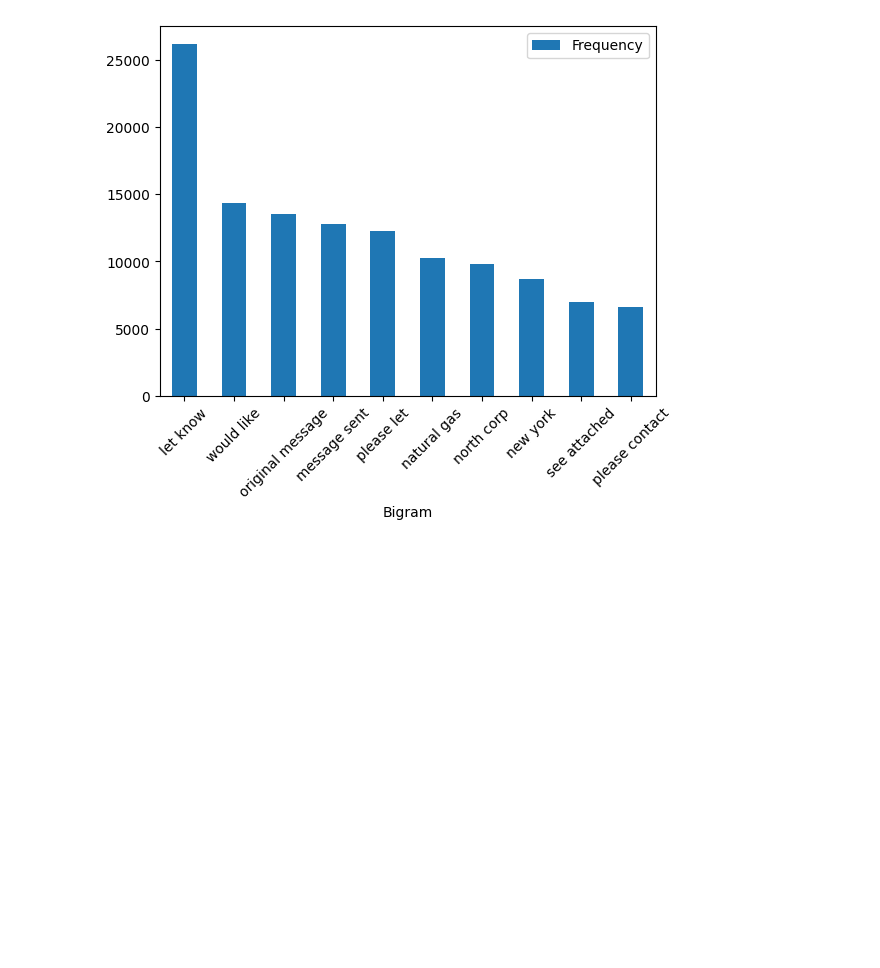
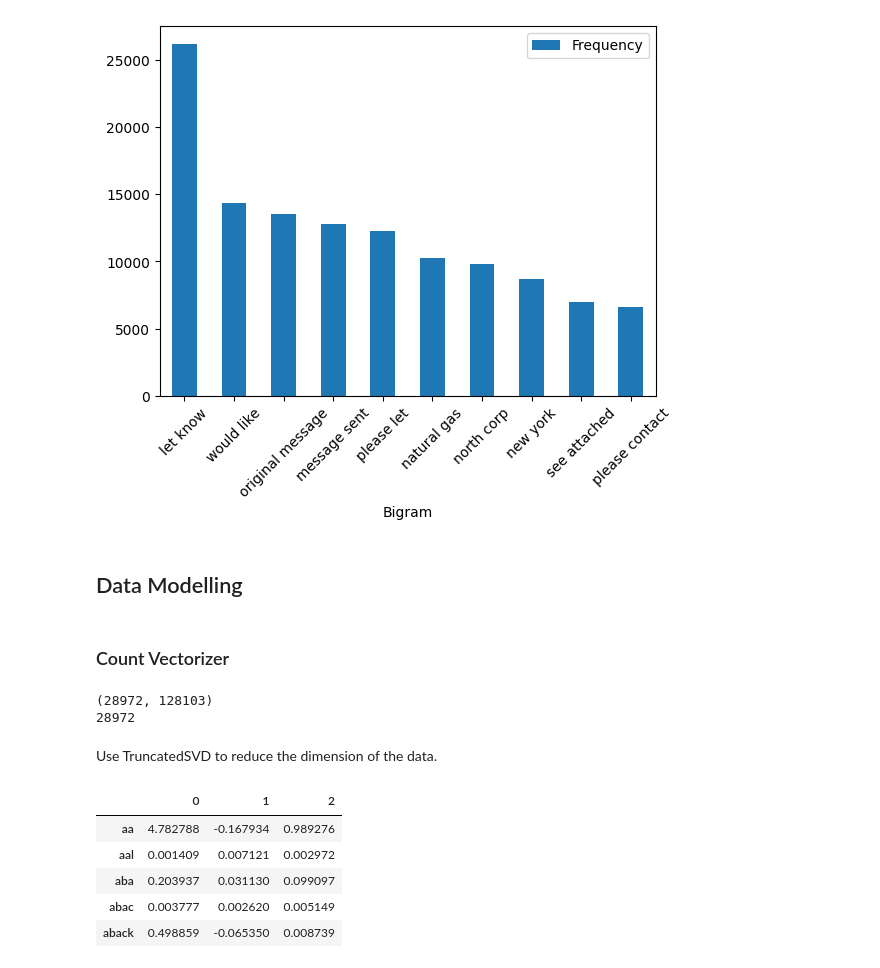
Before and after one commit to anthonycreates2000/Word-Embedding-Visualization, a Jupyter notebook: Word_Embedding_Visualization_with_Embedding_Layer.ipynb, the cells around one changed output. Saved outputs shown, nothing was run; the diff lists cells and outputs as text; code cells hidden in the pictures; blank space fills up the shorter version.

```diff
--- a/Word_Embedding_Visualization_with_Embedding_Layer.ipynb
+++ b/Word_Embedding_Visualization_with_Embedding_Layer.ipynb
@@ -424,3 +425,35 @@ plt.xticks(rotation=45)
   Text(8, 0, 'see attached'),
   Text(9, 0, 'please contact')])
 [figure]
+# %% [markdown]
+## Data Modelling
+# %% [markdown]
+### Count Vectorizer
+# %%
+count_vectorizer = CountVectorizer()
+word_embedding = count_vectorizer.fit_transform(preprocessed_dataset).T
+feature_names = count_vectorizer.get_feature_names_out()
+print(word_embedding.shape)
+print(len(feature_names))
+# %% [output]
+(28972, 128103)
+28972
+# %% [markdown]
+Use TruncatedSVD to reduce the dimension of the data.
+# %%
+truncated_svd = TruncatedSVD(n_components = 3)
+word_embedding_truncated = truncated_svd.fit_transform(word_embedding)
+
+word_embedding_df = pd.DataFrame(
+  word_embedding_truncated,
+  index = feature_names
+)
+
+word_embedding_df.head()
+# %% [output]
+|  | 0 | 1 | 2 |
+| aa | 4.782788 | -0.167934 | 0.989276 |
+| aal | 0.001409 | 0.007121 | 0.002972 |
+| aba | 0.203937 | 0.031130 | 0.099097 |
+| abac | 0.003777 | 0.002620 | 0.005149 |
+| aback | 0.498859 | -0.065350 | 0.008739 |
```
Also changed, not shown: parts of 7 cells of this notebook.
